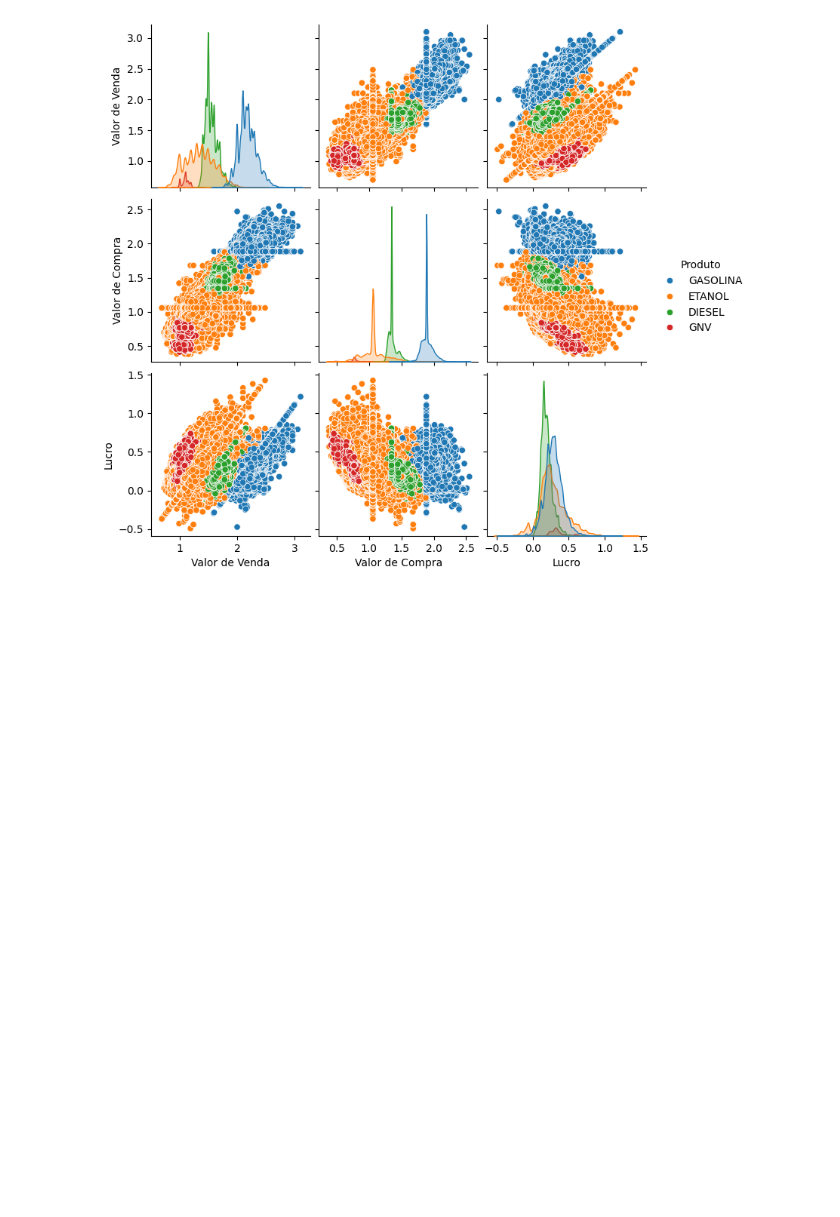
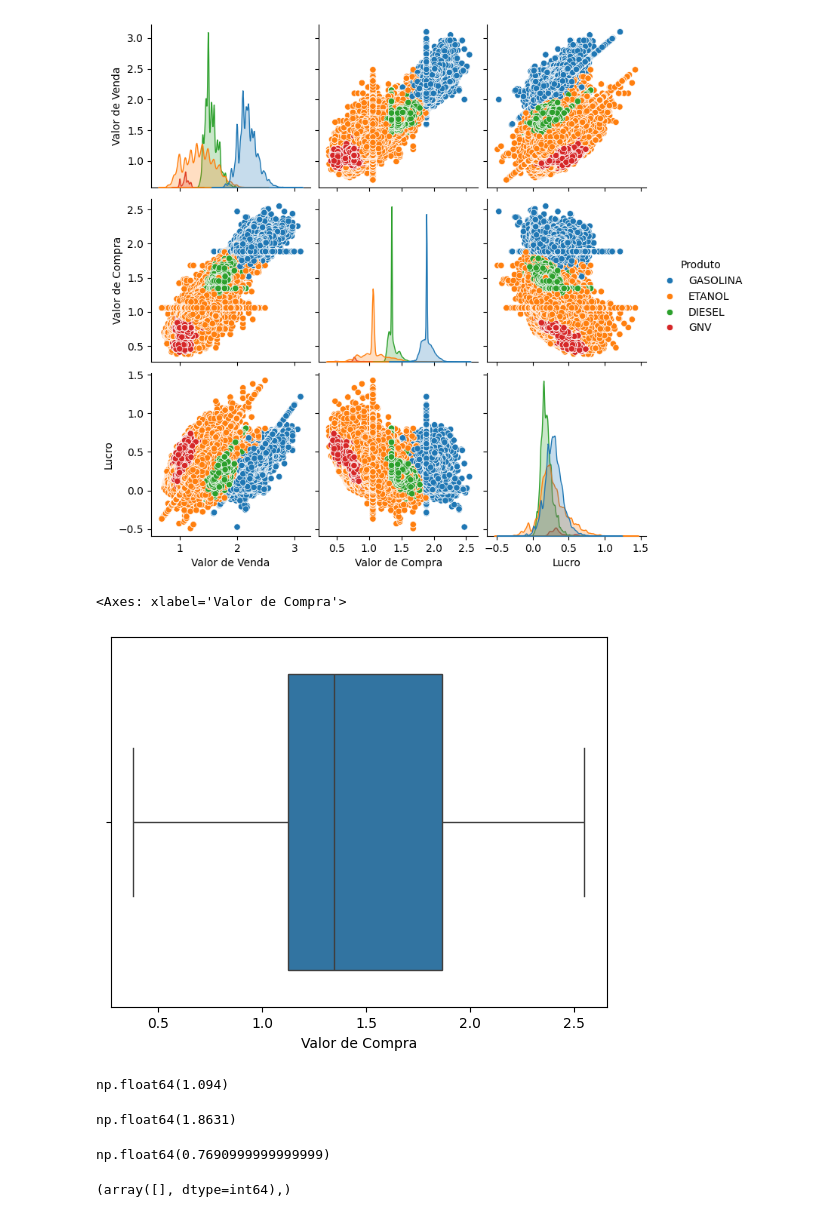
Before and after one commit to SandraRojasZ/DataScience, a Jupyter notebook: ProjetoAED.ipynb, the cells around one changed output. Cells and saved outputs as stored; diff of their text form; code cells hidden in the pictures; blank space fills up the shorter version.

```diff
--- a/ProjetoAED.ipynb
+++ b/ProjetoAED.ipynb
@@ -331,3 +331,8 @@ sns.pairplot(df_combustiveis_2, hue='Produto')
 # %% [output]
 <seaborn.axisgrid.PairGrid at 0x...>
 [figure]
+# %%
+sns.boxplot(x='Valor de Compra', data=df_combustiveis_2)
+# %% [output]
+<Axes: xlabel='Valor de Compra'>
+[figure, added]
@@ -333,0 +345,13 @@ sns.pairplot(df_combustiveis_2, hue='Produto')
+# %%
+Q1
+# %% [output]
+np.float64(1.094)
+# %%
+Q3
+# %% [output]
+np.float64(1.8631)
+# %%
+IRQ = Q3 - Q1
+IRQ
+# %% [output]
+np.float64(0.7690999999999999)
@@ -333,0 +361,4 @@ sns.pairplot(df_combustiveis_2, hue='Produto')
+# %%
+superior
+# %% [output]
+(array([], dtype=int64),)
```
Also changed, not shown: parts of 25 cells of this notebook.
